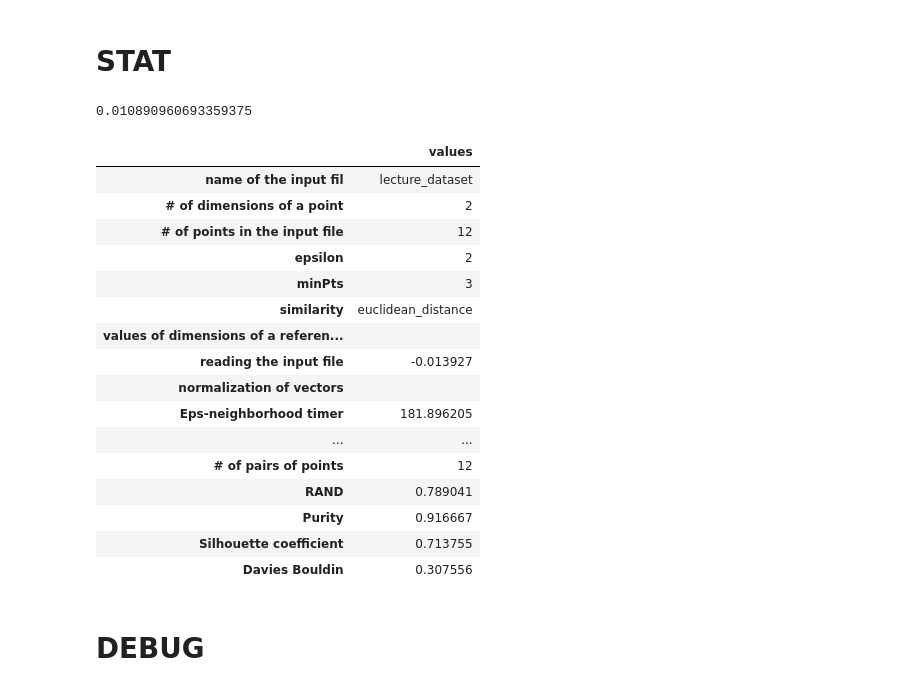
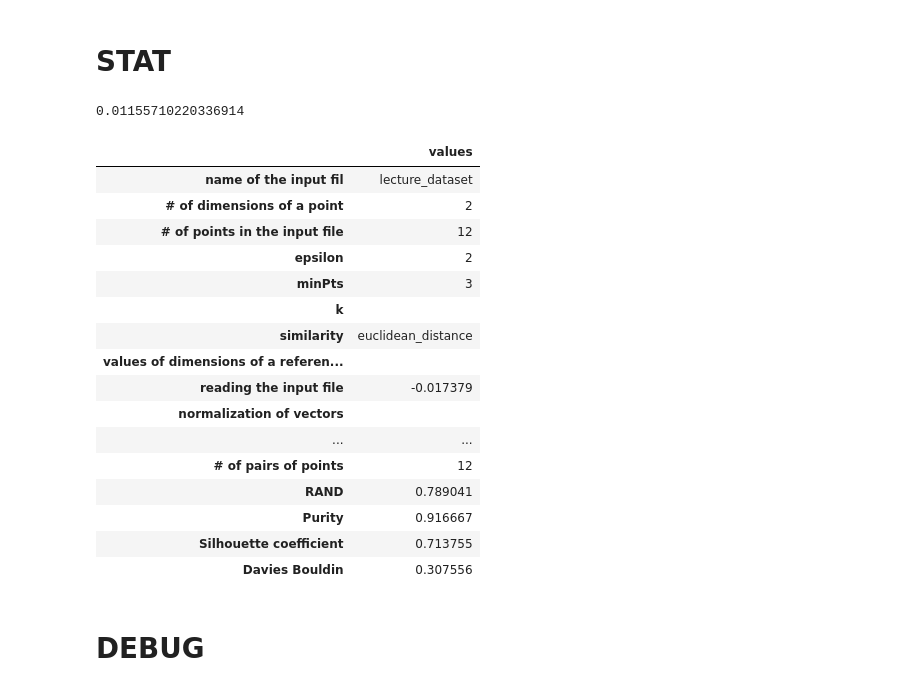
Before and after one commit to arek544/DBSCAN, a Jupyter notebook: notebooks/lecture_dataset_dbscan.ipynb, the cells around one changed output. Drawn from its saved outputs; the diff is of its cells as text; code cells hidden in the pictures.

```diff
--- a/notebooks/lecture_dataset_dbscan.ipynb
+++ b/notebooks/lecture_dataset_dbscan.ipynb
@@ -102,46 +102,47 @@ stat = pd.DataFrame({
     'name of the input fil': dataset.name,
     '# of dimensions of a point': dataset.n_dimentions,
     '# of points in the input file': dataset.n_rows,
-    'epsilon': params['epsilon'],
-    'minPts': params['minPts'],
+    'epsilon': params['epsilon'] if 'epsilon' in params else '',
+    'minPts': params['minPts'] if 'minPts' in params else '',
+    'k':  params['k'] if 'k' in params else '',
     'similarity': params['similarity'].__name__,
     'values of dimensions of a reference point': '',
     'reading the input file': dataset.runtime,
     'normalization of vectors': '',
     "Eps-neighborhood timer": logs['time [ms]'][logs['operation'] == 'Eps_time'].sum(),
     'Clustering timer': logs['time [ms]'].max(),
     'saving results to OUT': saving_OUT_time,
     'total runtime': total_runtime,
     '# of discovered clusters': sum(out['CId'] > -1),
     '# of discovered noise points': sum(out['point_type'] == -1),
     '# of discovered core points': sum(out['point_type'] == 1),
     '# of discovered border points': sum(out['point_type'] == 0),
     'avg # of calculations of distance/similarity': out['# of distance/similarity calculations'].mean(),
     '|TP|': score['TP'],
     '|TN|': score['TN'],
     '# of pairs of points': len(algorithm.y_pred),
     'RAND': score['adjusted_rand_score'],
     'Purity': score['purity'],
     'Silhouette coefficient': score['silhouette_score_euclidean'],
     'Davies Bouldin': score['davies_bouldin_score']
 }, index=['values']).T
 stat_time = time.time() - timer_stat
 print(stat_time)
 stat.to_csv(f'./out/STAT_{name}.csv', index=False)
 stat
 # %% [output]
-0.010890960693359375
+0.01155710220336914
 |  | values |
 | name of the input fil | lecture_dataset |
 | # of dimensions of a point | 2 |
 | # of points in the input file | 12 |
 | epsilon | 2 |
 | minPts | 3 |
+| k |  |
 | similarity | euclidean_distance |
 | values of dimensions of a referen... |  |
-| reading the input file | -0.013927 |
+| reading the input file | -0.017379 |
 | normalization of vectors |  |
-| Eps-neighborhood timer | 181.896205 |
 | ... | ... |
 | # of pairs of points | 12 |
 | RAND | 0.789041 |
```
Also changed, not shown: parts of 1 cell of this notebook, 1 other file.
